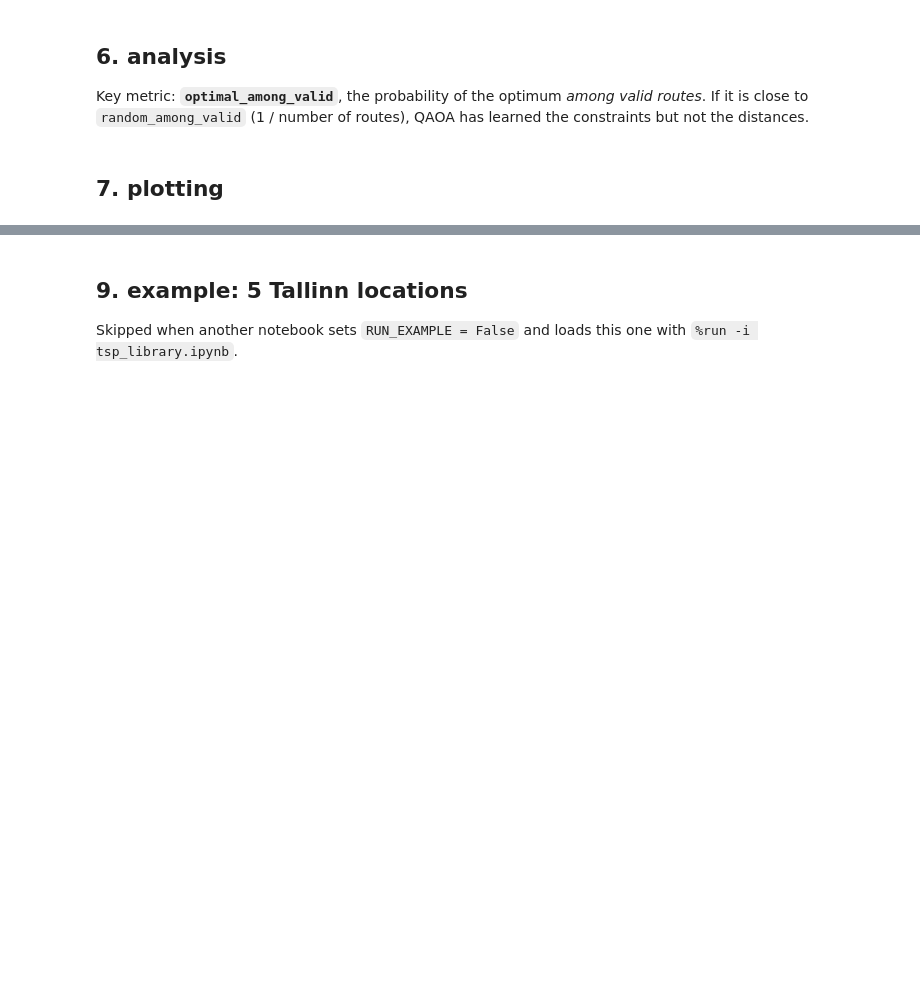
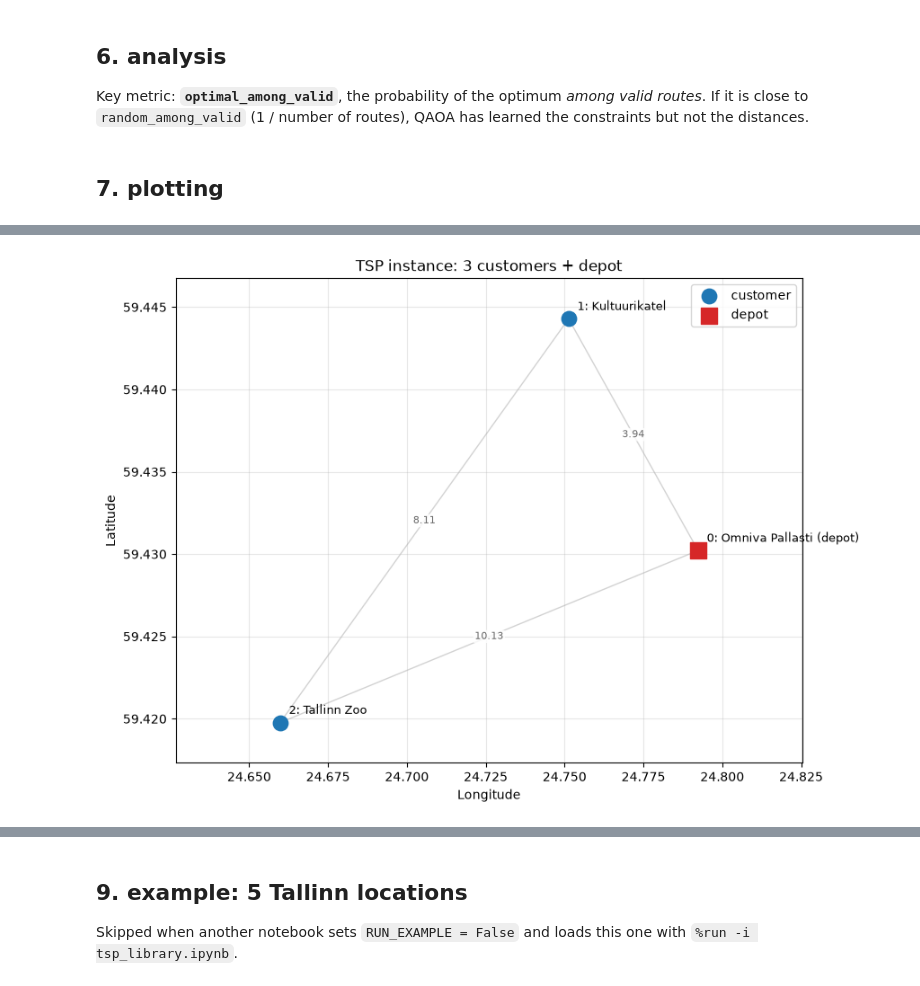
Before and after one commit to sisalik/qest-hack26-omniva, a Jupyter notebook: tsp_library.ipynb, the cells around one changed output, grey strips where cells are left out. Drawn from its saved outputs; the diff is of its cells as text; code cells hidden in the pictures; blank space fills up the shorter version.

```diff
--- a/tsp_library.ipynb
+++ b/tsp_library.ipynb
@@ -342,0 +421,5 @@ def plot_distribution(result: QAOAResult):
+# %%
+ins = load_instance(path="tallinn_osrm_matrix.json", nodes=[0, 3, 7], symmetric=True)
+plot = plot_network(ins, show_distances=True, depot=0, title="TSP instance: 3 customers + depot")
+# %% [output]
+[figure, added]
```
Also changed, not shown: parts of 25 cells of this notebook.
